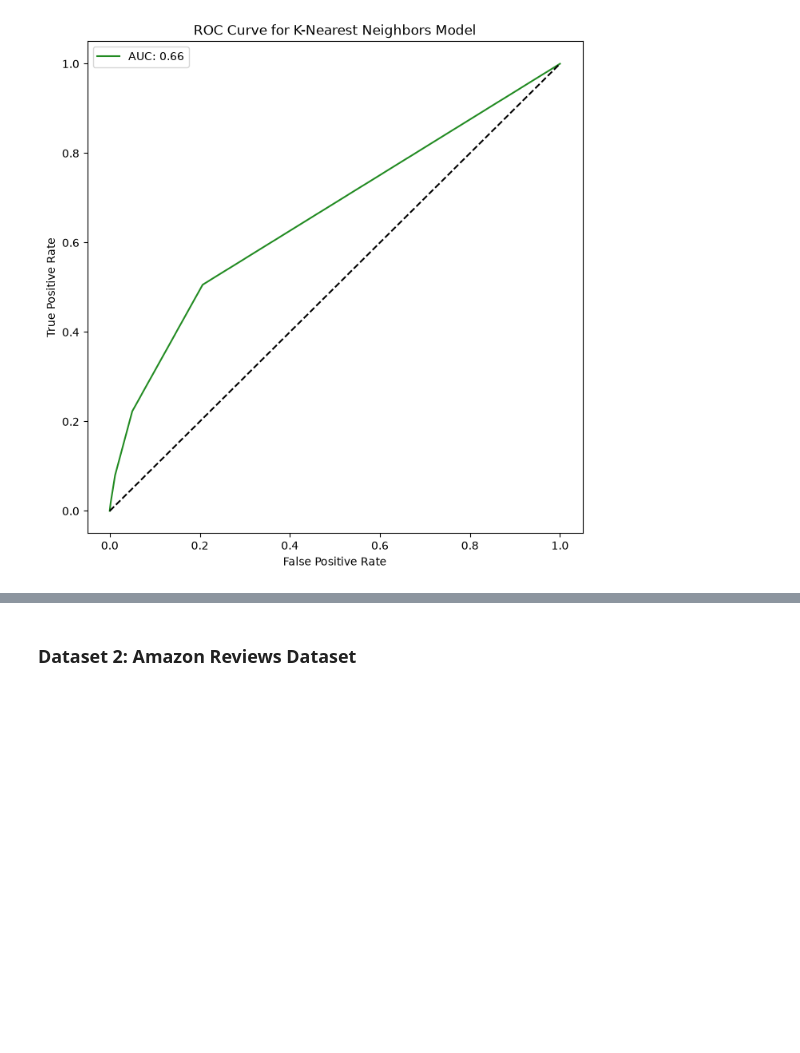
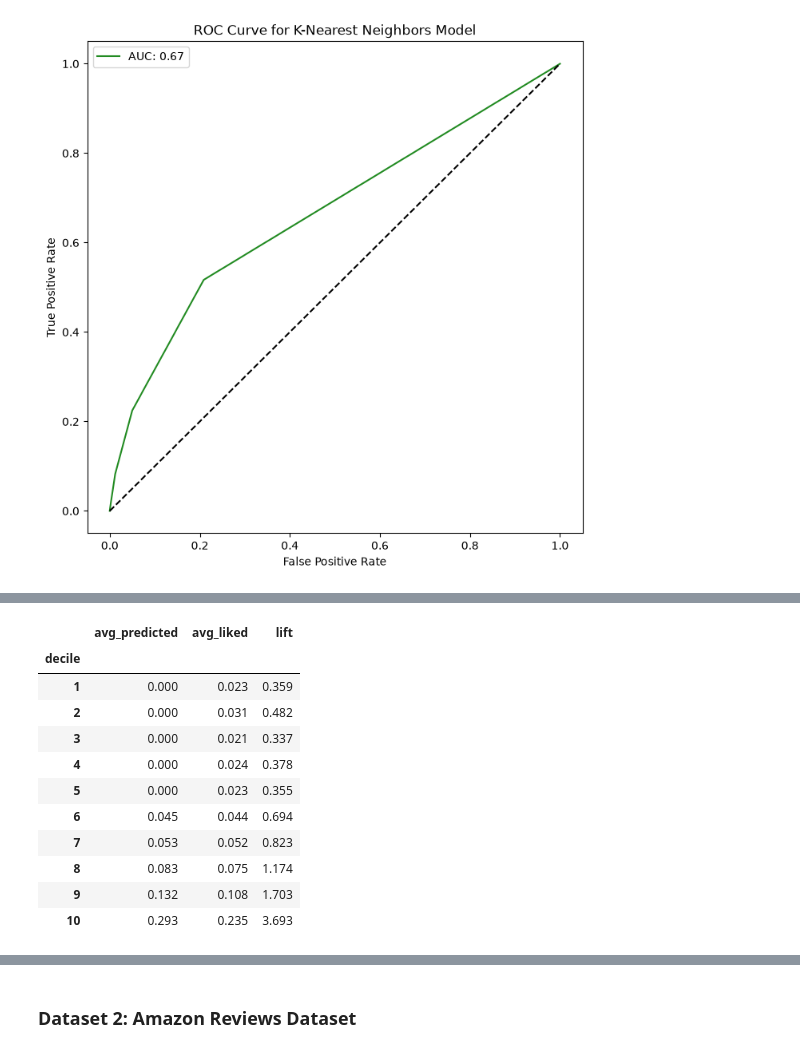
Before and after one commit to eghatzis0527/DX799---HW-Assignments, a Jupyter notebook: HW8.ipynb, the cells around one changed output, grey strips where cells are left out. Saved outputs shown, nothing was run; the diff lists cells and outputs as text; code cells hidden in the pictures; blank space fills up the shorter version.

```diff
--- a/HW8.ipynb
+++ b/HW8.ipynb
@@ -96,24 +104,37 @@ print(f'The best hyperparameters for this dataset is {random_search.best_params_
 # %%
-best_model = KNeighborsClassifier()
+best_model = KNeighborsClassifier(weights = 'uniform', p = 1, n_neighbors = 19)
 
 best_model.fit(X_train, y_train)
 
 y_preds = best_model.predict_proba(X_test)[:, 1]
 
 values = pd.DataFrame({'Predicted' : y_preds, 'Actual' : y_test})
 values['decile'] = pd.qcut(values['Predicted'].rank(method = 'first'), q = 10, labels = False) + 1
 
 lift_table = values.groupby('decile').agg(avg_predicted = ('Predicted', 'mean'), avg_liked = ('Actual', 'mean'))
 
 overall_liked = y_test.mean()
 
 lift_table['lift'] = lift_table['avg_liked']/overall_liked
 
 lift_table['avg_predicted'] = lift_table['avg_predicted'].map(lambda x: f'{x:.3f}')
 lift_table['avg_liked'] = lift_table['avg_liked'].map(lambda x: f'{x:.3f}')
 lift_table['lift'] = lift_table['lift'].map(lambda x: f'{x:.3f}')
 
 lift_table
+# %% [output]
+|  | avg_predicted | avg_liked | lift |
+| decile |  |  |  |
+| 1 | 0.000 | 0.023 | 0.359 |
+| 2 | 0.000 | 0.031 | 0.482 |
+| 3 | 0.000 | 0.021 | 0.337 |
+| 4 | 0.000 | 0.024 | 0.378 |
+| 5 | 0.000 | 0.023 | 0.355 |
+| 6 | 0.045 | 0.044 | 0.694 |
+| 7 | 0.053 | 0.052 | 0.823 |
+| 8 | 0.083 | 0.075 | 1.174 |
+| 9 | 0.132 | 0.108 | 1.703 |
+| 10 | 0.293 | 0.235 | 3.693 |
 # %%
 fpr, tpr, thresholds = roc_curve(y_test, y_preds)
 roc_auc = auc(fpr, tpr)
```
Also changed, not shown: parts of 14 cells of this notebook, 2 other files.
